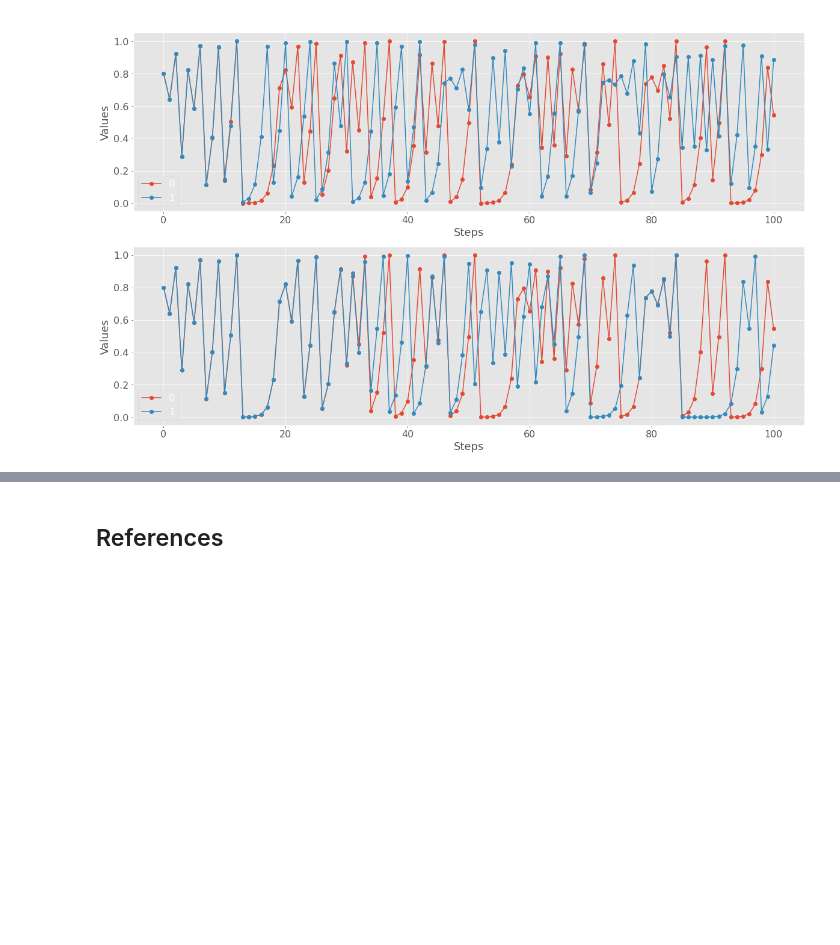
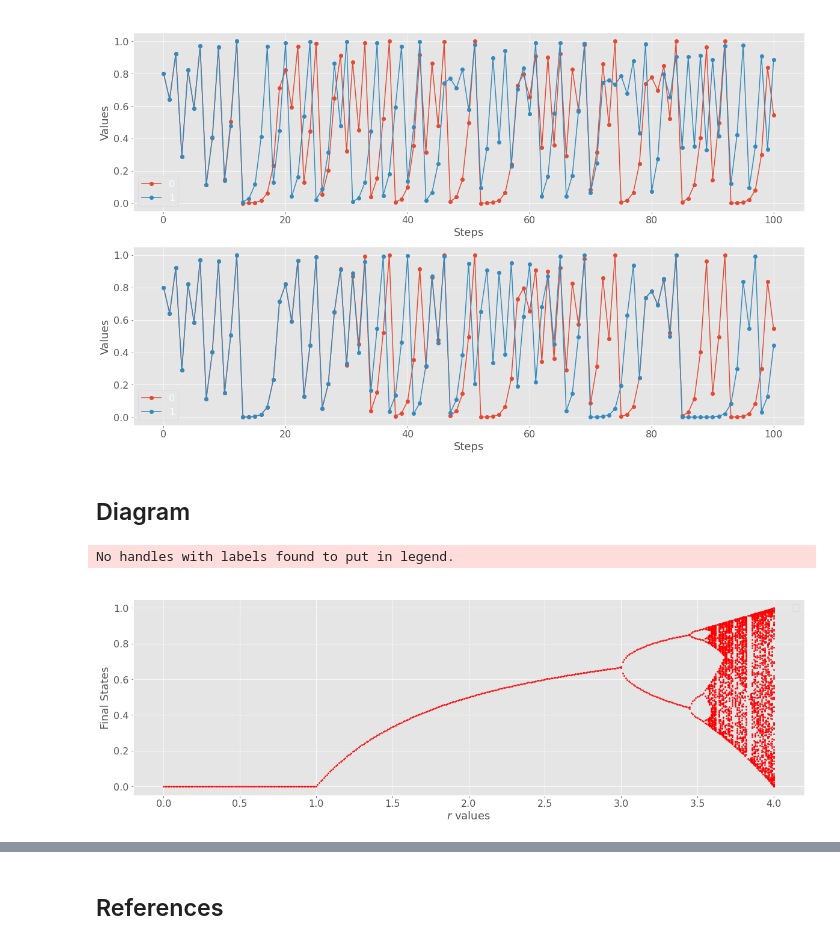
Before and after one commit to rocabrera/caos-fractals, a Jupyter notebook: caos_introduction.ipynb, the cells around one changed output, grey strips where cells are left out. Drawn from its saved outputs; the diff is of its cells as text; code cells hidden in the pictures; blank space fills up the shorter version.

```diff
--- a/caos_introduction.ipynb
+++ b/caos_introduction.ipynb
@@ -226,3 +235,18 @@ _=plot.plot_orbit([y0,y2], "Orbit", "Steps", "Values", ax2)
 plt.show()
 # %% [output]
 [figure]
+# %% [markdown]
+## Diagram
+# %%
+def logistc_equation(r, x):
+    return r*x*(1-x)
+# %%
+fig = plt.figure(figsize = (20,6))
+
+labels = ("Bifurcation Diagram - logistic", r"$r$ values", "Final States")
+r_periodic_change, logistic_lines = plot.plot_bifurcation_diagram(logistc_equation, 0.4, 5000, 0.01, 3, (0,4), labels)
+
+plt.show()
+# %% [output]
+No handles with labels found to put in legend.
+[figure, added]
```
Also changed, not shown: parts of 14 cells of this notebook, 2 other files.
